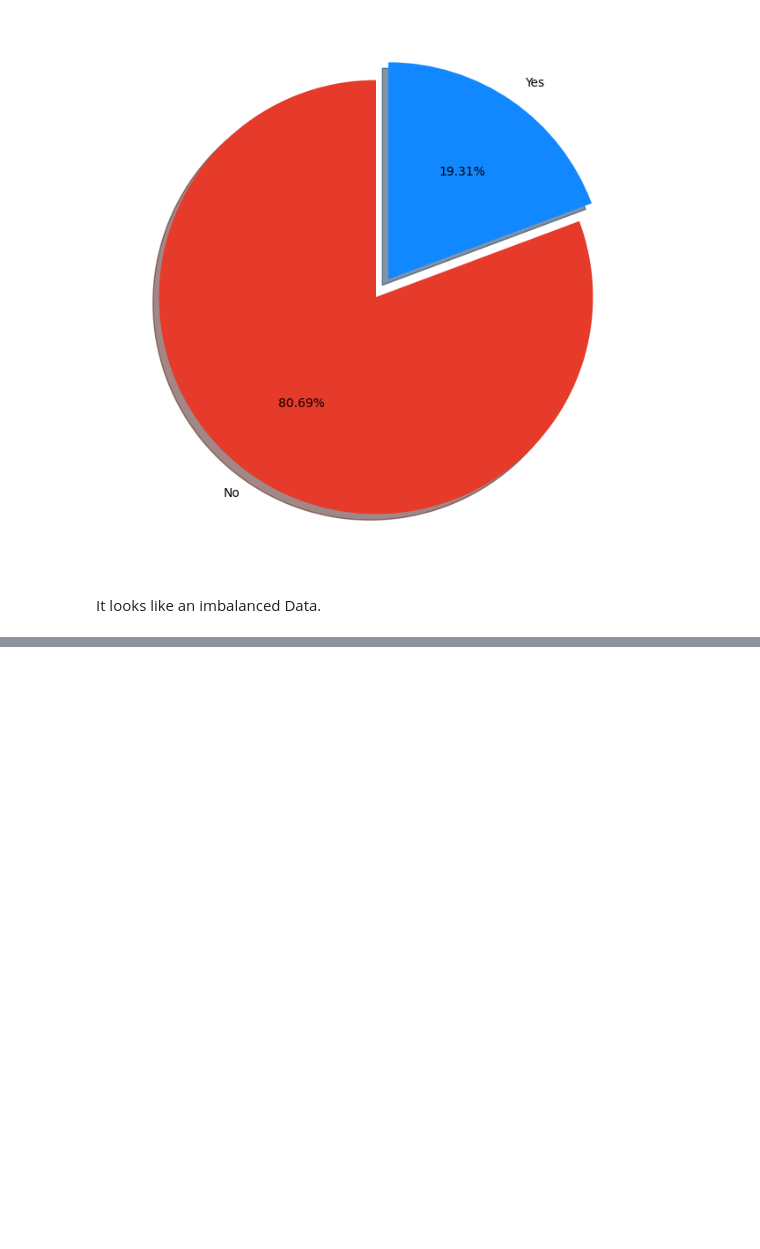
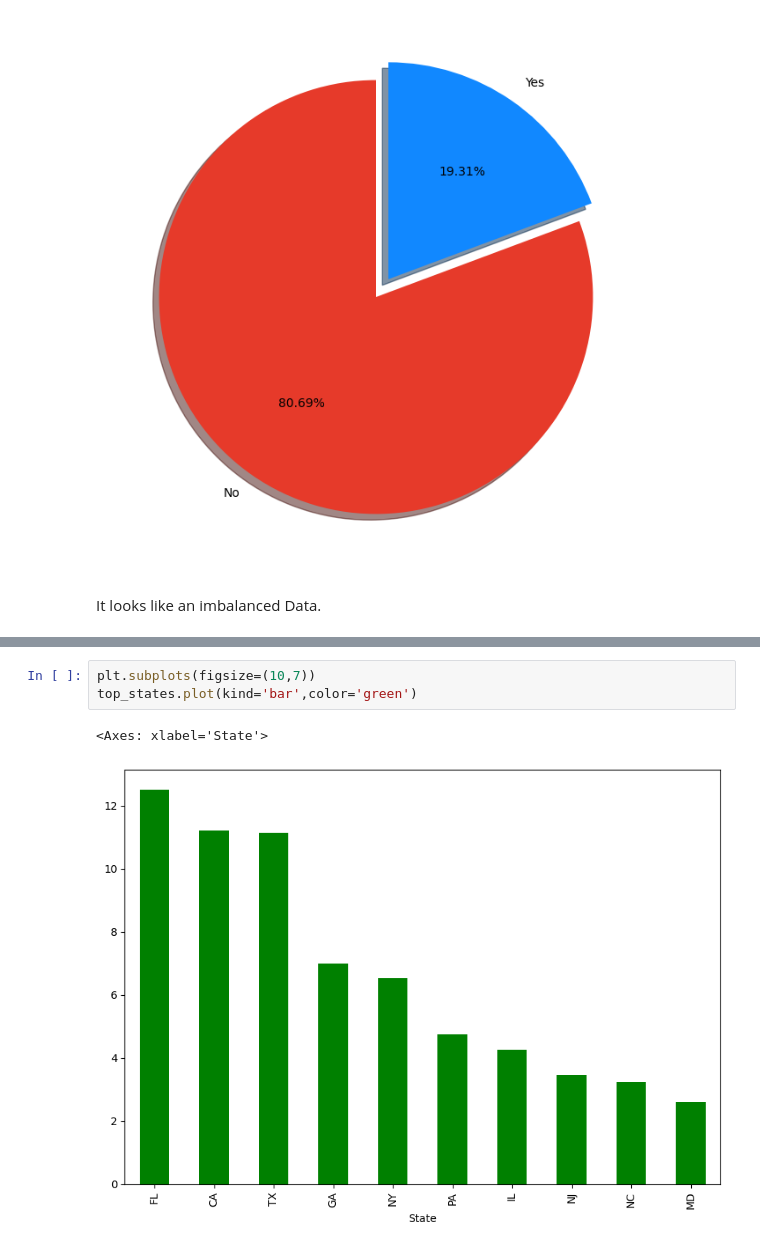
Before and after one commit to Komal-patra/FinanceConsumerCompliantPredictionSystem, a Jupyter notebook: EDA.ipynb, the cells around one changed output, grey strips where cells are left out. Drawn from its saved outputs; the diff is of its cells as text; blank space fills up the shorter version.

```diff
--- a/EDA.ipynb
+++ b/EDA.ipynb
@@ -179,0 +261,6 @@ It looks like an imbalanced Data.
+# %%
+plt.subplots(figsize=(10,7))
+top_states.plot(kind='bar',color='green')
+# %% [output]
+<Axes: xlabel='State'>
+[figure, added]
```
Also changed, not shown: parts of 9 cells of this notebook.
